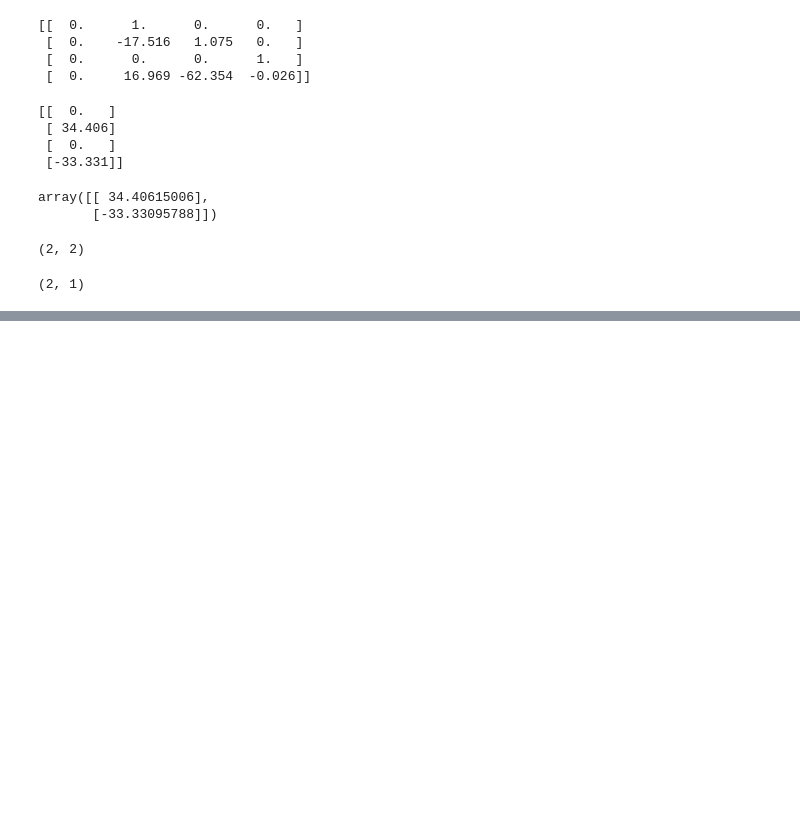
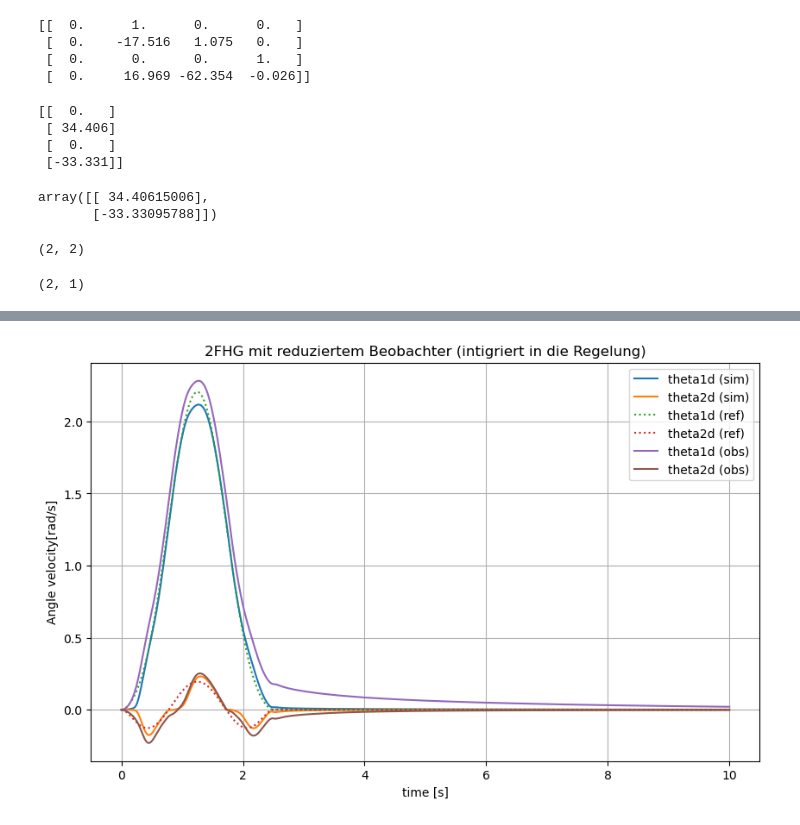
Before and after one commit to Martin-Pu/ACLabor, a Jupyter notebook: simon_test_area/3_9_u_3_10.ipynb, the cells around one changed output, grey strips where cells are left out. Cells and saved outputs as stored; diff of their text form; code cells hidden in the pictures; blank space fills up the shorter version.

```diff
--- a/simon_test_area/3_9_u_3_10.ipynb
+++ b/simon_test_area/3_9_u_3_10.ipynb
@@ -420,0 +469,34 @@ t_sim.shape
+# %%
+#plot sim angles
+theta1d_sim = sol.y[1]
+theta2d_sim = sol.y[3]
+
+#plot x_ref
+theta1d_ref = np.array([x_ref(t)[1] for t in t_sim])
+theta2d_ref = np.array([x_ref(t)[3] for t in t_sim])
+
+# sol.y shape: (6, N)
+zeta_log = sol.y[4:6, :].T     # shape: (N, 2)
+y_log   = sol.y[[0, 2], :].T  # shape: (N, 2)
+
+# l shape: (2, 2)
+x2_hat_log = zeta_log + (l @ y_log.T).T   # shape: (N, 2)
+
+plt.figure(figsize=(10, 6))
+plt.plot(t_sim, theta1d_sim, label="theta1d (sim)")
+plt.plot(t_sim, theta2d_sim, label="theta2d (sim)")
+plt.plot(t_sim, theta1d_ref, label="theta1d (ref)", linestyle=':')
+plt.plot(t_sim, theta2d_ref, label="theta2d (ref)", linestyle=':')
+
+plt.plot(t_sim, x2_hat_log[:, 0], label="theta1d (obs)")
+plt.plot(t_sim, x2_hat_log[:, 1], label="theta2d (obs)")
+
+
+plt.title("2FHG mit reduziertem Beobachter (intigriert in die Regelung)")
+plt.ylabel("Angle velocity[rad/s]")
+plt.xlabel("time [s]")
+plt.legend()
+plt.grid(True)
+plt.show()
+# %% [output]
+[figure, added]
```
Also changed, not shown: parts of 18 cells of this notebook.
